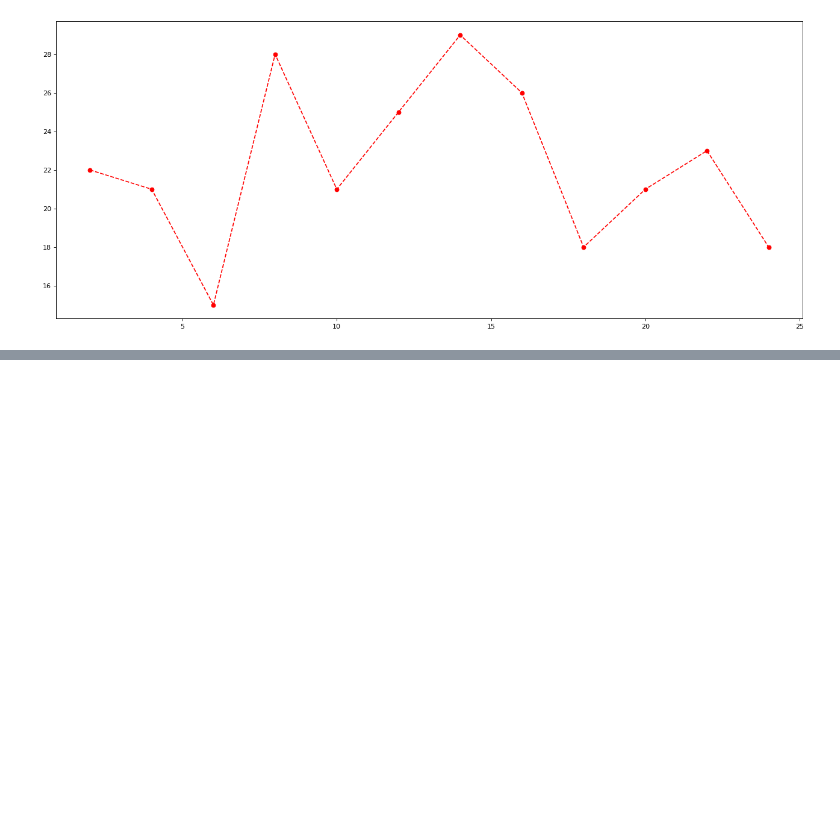
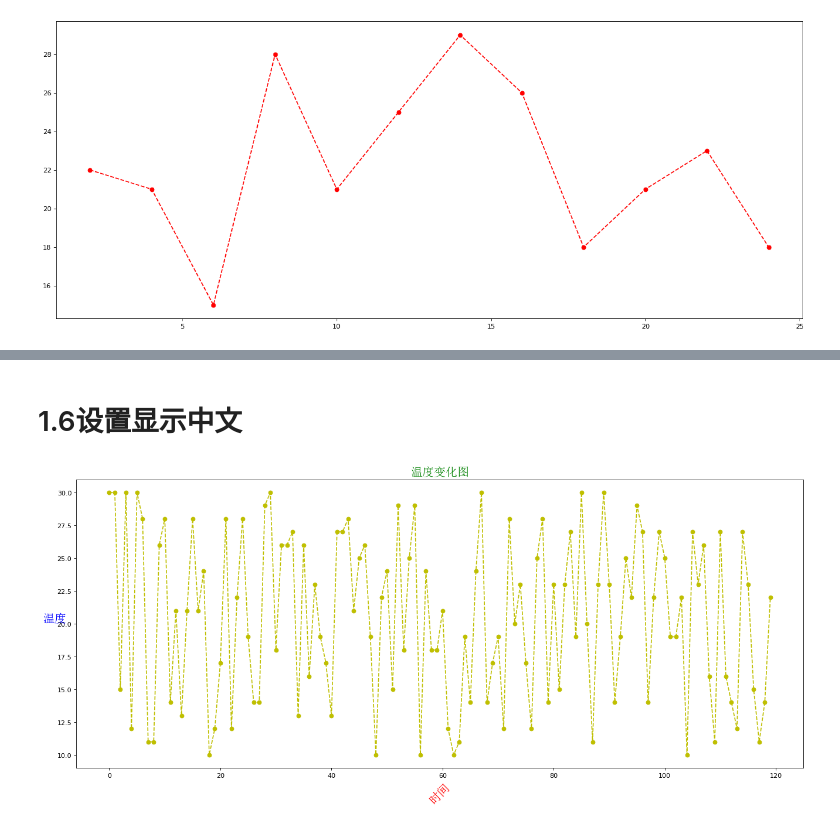
Before and after one commit to ghx0304/test, a Jupyter notebook: day11/draw.ipynb, the cells around one changed output, grey strips where cells are left out. Saved outputs shown, nothing was run; the diff lists cells and outputs as text; code cells hidden in the pictures; blank space fills up the shorter version.

```diff
--- a/day11/draw.ipynb
+++ b/day11/draw.ipynb
@@ -48,0 +87,31 @@ plt.show()
+# %% [markdown]
+# 1.6设置显示中文
+# %%
+#设置x轴和y轴数据
+x = range(0,120)
+y = [random.randint(10,30)for i in x]
+
+#设置图片大小
+plt.figure(figsize=(20,8),dpi=80)
+
+#设置中文字体
+from matplotlib import font_manager
+#'C:\\Windows\\Fonts\\simsun.ttc'是中文字体的路径，size是字体大小
+my_font = font_manager.FontProperties(fname='C:\\Windows\\Fonts\\simsun.ttc',size=18)
+
+#设置x轴标签
+plt.xlabel('时间',rotation=45,fontproperties=my_font,color='red')
+
+#设置y轴标签
+plt.ylabel('温度' ,rotation = 0,fontproperties=my_font,color='blue')
+
+#设置标题
+plt.title('温度变化图',fontproperties = my_font,color='g')
+
+#绘制折线图
+plt.plot(x, y, color='y', linestyle='--', marker='o',label='温度')
+
+#显示图片
+plt.show()
+# %% [output]
+[figure, added]
```
Also changed, not shown: parts of 7 cells of this notebook, 1 other file.
